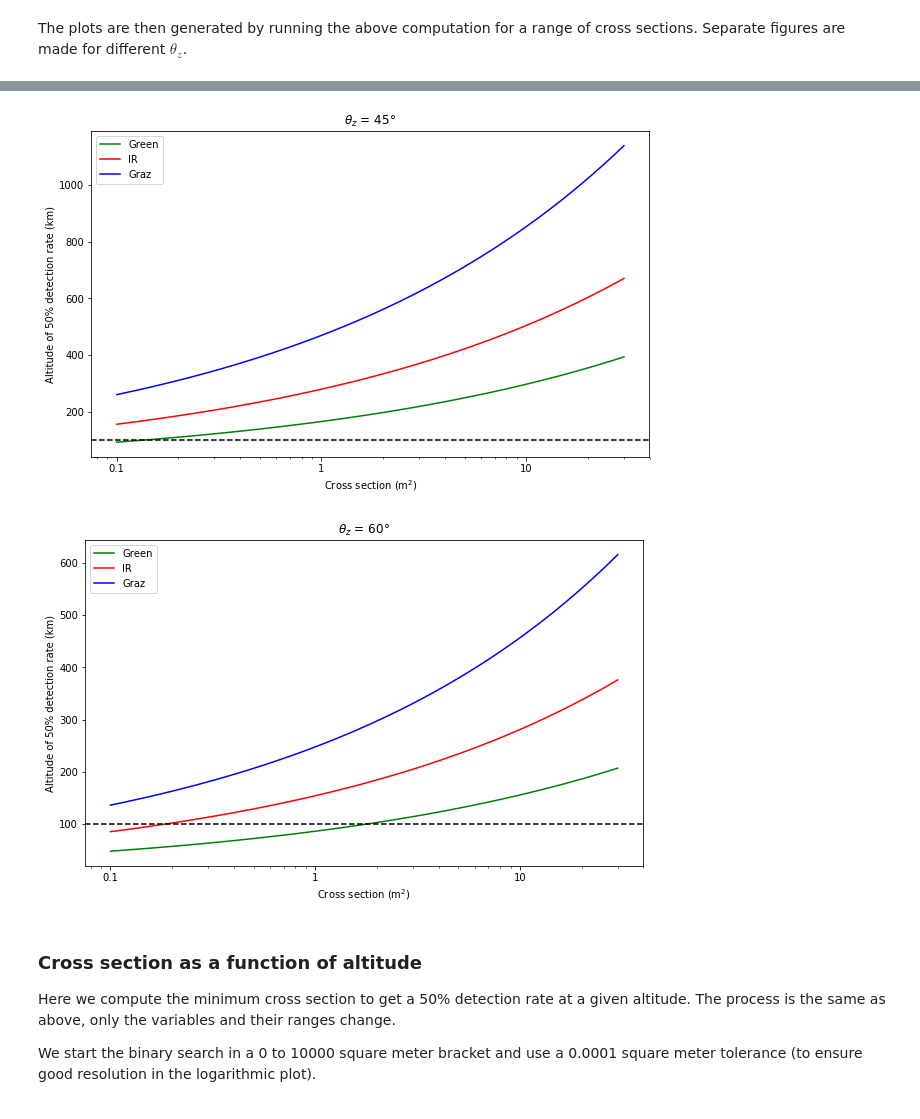
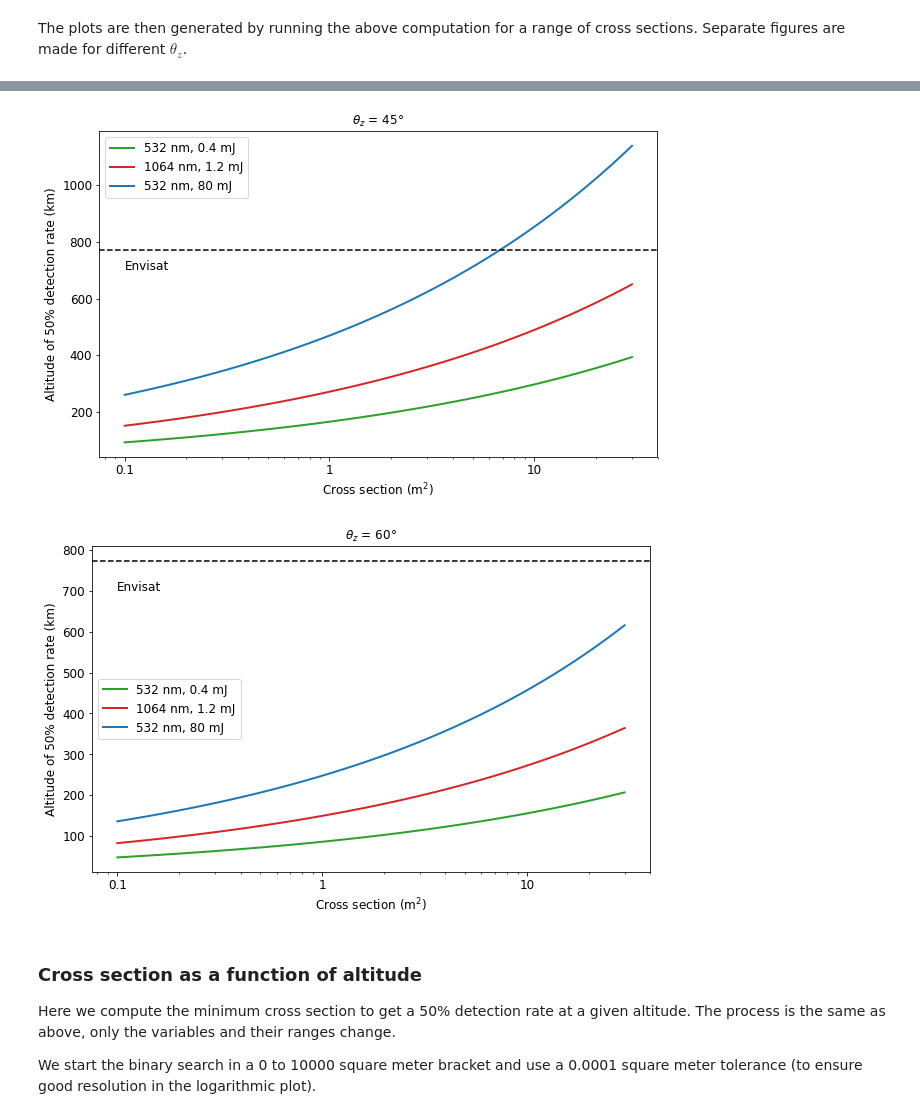
Before and after one commit to dronir/RadarlinkSLR, a Jupyter notebook: Plot 50 percent.ipynb, the cells around one changed output, grey strips where cells are left out. Cells and saved outputs as stored; diff of their text form; code cells hidden in the pictures.

Commit message:
Newer 50 percent plots

```diff
--- a/Plot 50 percent.ipynb
+++ b/Plot 50 percent.ipynb
@@ -59,7 +59,7 @@ def myLogFormat(y, pos):
 We define the lasers as before: current laser at green and IR wavelength, and the Graz 80 mJ green laser.
 # %%
 green_laser = {
-    "pulse_energy" : 4e-4, # Joules
+    "pulse_energy" : 0.4e-3, # Joules
     "wavelength" : 532e-9, # meters
     "eta_q" : 0.2,
     "aperture" : 0.188, # square meters
@@ -67,21 +67,21 @@ green_laser = {
     "eta_r" : get_eta_r(),
     "gain" : gain(2.5, 2.5),
     "fire_rate" : 2000,
-    "plot_color" : "green",
+    "plot_color" : "C2",
     "f_atmos" : T_atmos_func("green", "standard"),
     "t_cirrus" : 1.3
 }
 
 IR_laser = {
-    "pulse_energy" : 1.2e-3, # Joules
+    "pulse_energy" : 0.8e-3, # Joules
     "wavelength" : 1064e-9, # meters
-    "eta_q" : 0.15,
+    "eta_q" : 0.20,
     "aperture" : 0.188, # square meters
     "eta_t" : get_eta_t(),
     "eta_r" : get_eta_r(),
     "gain" : gain(2.5, 2.5),
     "fire_rate" : 2000,
-    "plot_color" : "red",
+    "plot_color" : "C3",
     "f_atmos" : T_atmos_func("IR", "standard"),
     "t_cirrus" : 1.3
 }
@@ -95,16 +95,16 @@ new_laser = {
     "eta_r" : get_eta_r(),
     "gain" : gain(2.5, 2.5),
     "fire_rate" : 200,
-    "plot_color" : "blue",
+    "plot_color" : "C0",
     "f_atmos" : T_atmos_func("green", "standard"),
     "t_cirrus" : 1.3
 }
 
 
 lasers = {
-    "Green" : green_laser,
-    "IR" : IR_laser,
-    "Graz" : new_laser
+    "532 nm, 0.4 mJ" : green_laser,
+    "1064 nm, 1.2 mJ" : IR_laser,
+    "532 nm, 80 mJ" : new_laser
 }
 
 electrons_per_detection = 2
@@ -152,14 +152,17 @@ for theta_z in [15, 30, 45, 60]:
     plt.figure()
     for name in lasers:
         output = [altitude50(lasers[name], A, theta_z)/1000 for A in cross_sections]
-        plt.semilogx(cross_sections, output, "-", color=lasers[name]["plot_color"], label=name)
+        plt.semilogx(cross_sections, output, "-", label=name, color=lasers[name]["plot_color"], linewidth=2)
 
-    plt.axhline(100, color="black", linestyle="--")
+    plt.axhline(773, color="black", linestyle="--")
+    plt.text(0.1, 700, "Envisat", fontsize="large")
     plt.title("$\\theta_z$ = {}°".format(theta_z))
-    plt.legend(loc="upper left")
+    plt.legend(fontsize="large")
     #plt.ylim(0, 1300)
-    plt.xlabel("Cross section (m$^2$)")
-    plt.ylabel("Altitude of 50% detection rate (km)")
+    plt.xlabel("Cross section (m$^2$)", fontsize="large")
+    plt.xticks(fontsize="large")
+    plt.yticks(fontsize="large")
+    plt.ylabel("Altitude of 50% detection rate (km)", fontsize="large")
     plt.gca().xaxis.set_major_formatter(FuncFormatter(myLogFormat))
 
     plt.savefig("altitude50_{}.png".format(theta_z))
@@ -169,5 +172,5 @@ for theta_z in [15, 30, 45, 60]:
-[figure, old version]
+[figure, new version]
-[figure, old version]
+[figure, new version]
 # %% [markdown]
 ### Cross section as a function of altitude
 
```
Also changed, not shown: parts of 3 cells of this notebook.
